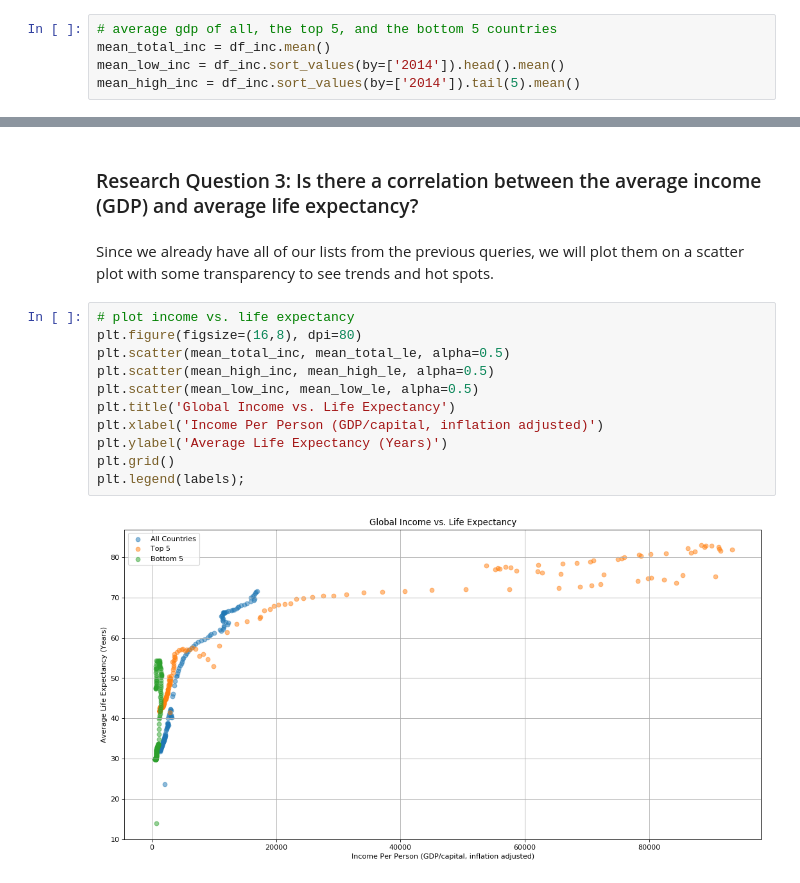
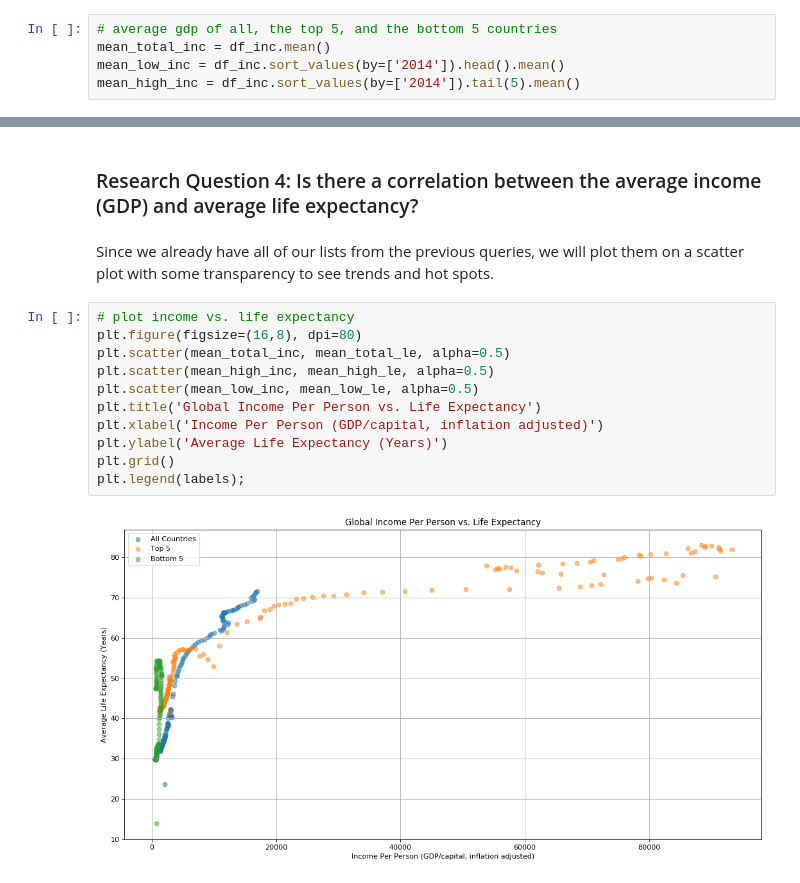
Before and after one commit to 0xjimm/gap-minder-exploration, a Jupyter notebook: investigate-a-dataset.ipynb, the cells around one changed output, grey strips where cells are left out. Drawn from its saved outputs; the diff is of its cells as text.

```diff
--- a/investigate-a-dataset.ipynb
+++ b/investigate-a-dataset.ipynb
@@ -484,17 +684,17 @@ Countries with the lowest income (GDP):
 # %% [markdown]
-### Research Question 3: Is there a correlation between the average income (GDP) and average life expectancy?
+### Research Question 4: Is there a correlation between the average income (GDP) and average life expectancy?
 # %% [markdown]
 Since we already have all of our lists from the previous queries, we will plot them on a scatter plot with some transparency to see trends and hot spots.
 # %%
 # plot income vs. life expectancy
 plt.figure(figsize=(16,8), dpi=80)
 plt.scatter(mean_total_inc, mean_total_le, alpha=0.5)
 plt.scatter(mean_high_inc, mean_high_le, alpha=0.5)
 plt.scatter(mean_low_inc, mean_low_le, alpha=0.5)
-plt.title('Global Income vs. Life Expectancy')
+plt.title('Global Income Per Person vs. Life Expectancy')
 plt.xlabel('Income Per Person (GDP/capital, inflation adjusted)')
 plt.ylabel('Average Life Expectancy (Years)')
 plt.grid()
 plt.legend(labels);
 # %% [output]
-[figure, old version]
+[figure, new version]
```
Also changed, not shown: parts of 45 cells of this notebook.
